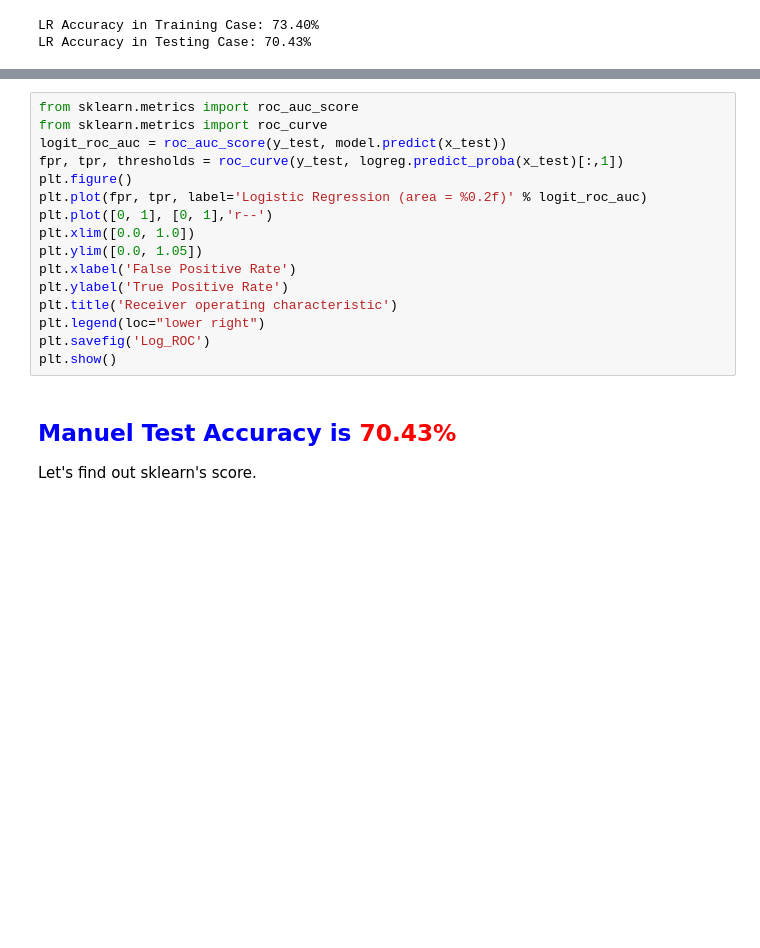
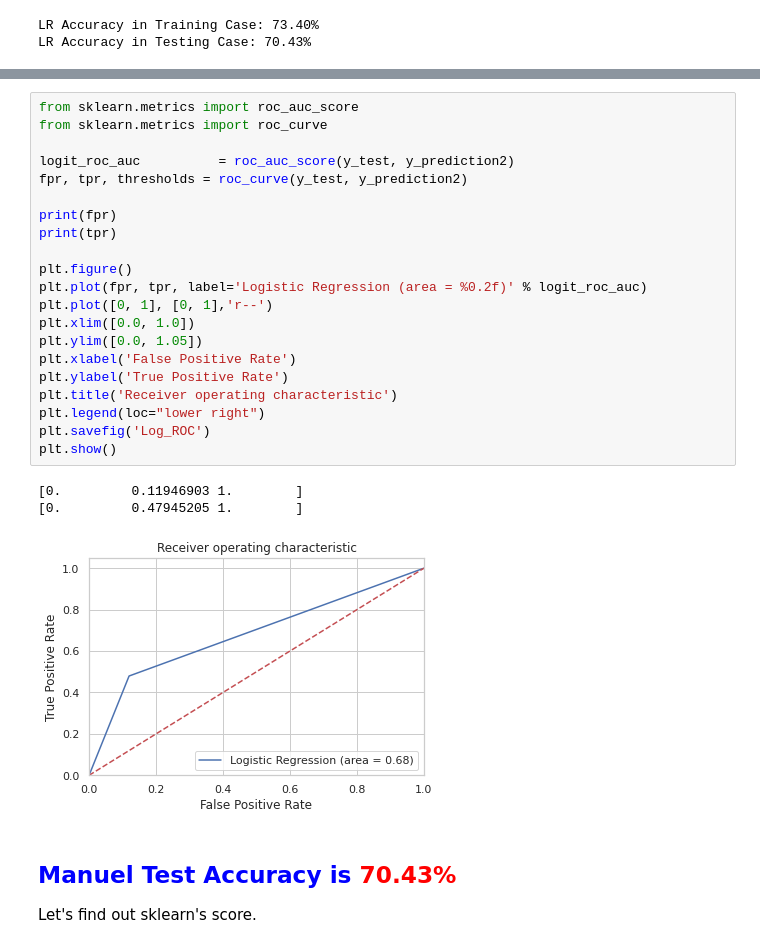
Before and after one commit to asheta66/CNN-WorkOut, a Jupyter notebook: Classification_Using_ML_Alaa1.ipynb, the cells around one changed output, grey strips where cells are left out. Drawn from its saved outputs; the diff is of its cells as text; blank space fills up the shorter version.

```diff
--- a/Classification_Using_ML_Alaa1.ipynb
+++ b/Classification_Using_ML_Alaa1.ipynb
@@ -346,19 +348,28 @@ SyntaxError: ignored
 # %%
 from sklearn.metrics import roc_auc_score
 from sklearn.metrics import roc_curve
-logit_roc_auc = roc_auc_score(y_test, model.predict(x_test))
-fpr, tpr, thresholds = roc_curve(y_test, logreg.predict_proba(x_test)[:,1])
+
+logit_roc_auc          = roc_auc_score(y_test, y_prediction2)
+fpr, tpr, thresholds = roc_curve(y_test, y_prediction2)
+
+print(fpr)
+print(tpr)
+
 plt.figure()
 plt.plot(fpr, tpr, label='Logistic Regression (area = %0.2f)' % logit_roc_auc)
 plt.plot([0, 1], [0, 1],'r--')
 plt.xlim([0.0, 1.0])
 plt.ylim([0.0, 1.05])
 plt.xlabel('False Positive Rate')
 plt.ylabel('True Positive Rate')
 plt.title('Receiver operating characteristic')
 plt.legend(loc="lower right")
 plt.savefig('Log_ROC')
 plt.show()
+# %% [output]
+[0.         0.11946903 1.        ]
+[0.         0.47945205 1.        ]
+[figure, added]
 # %% [markdown]
 ## <font color="blue">Manuel Test Accuracy is <font color="red">**70.43%**</font></font><br>
 Let's find out sklearn's score.
```
Also changed, not shown: parts of 5 cells of this notebook.
